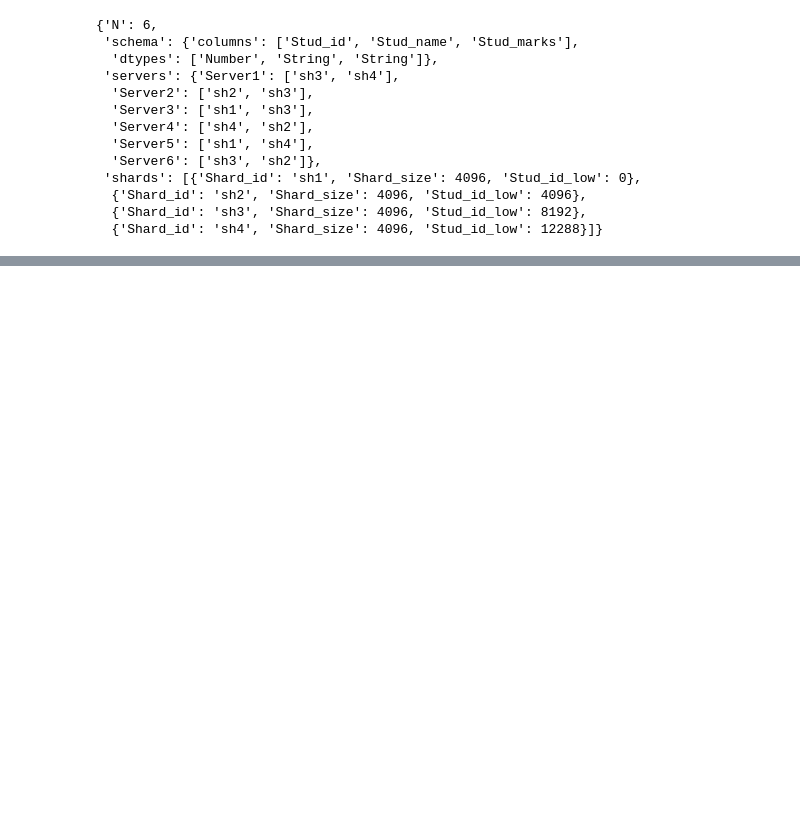
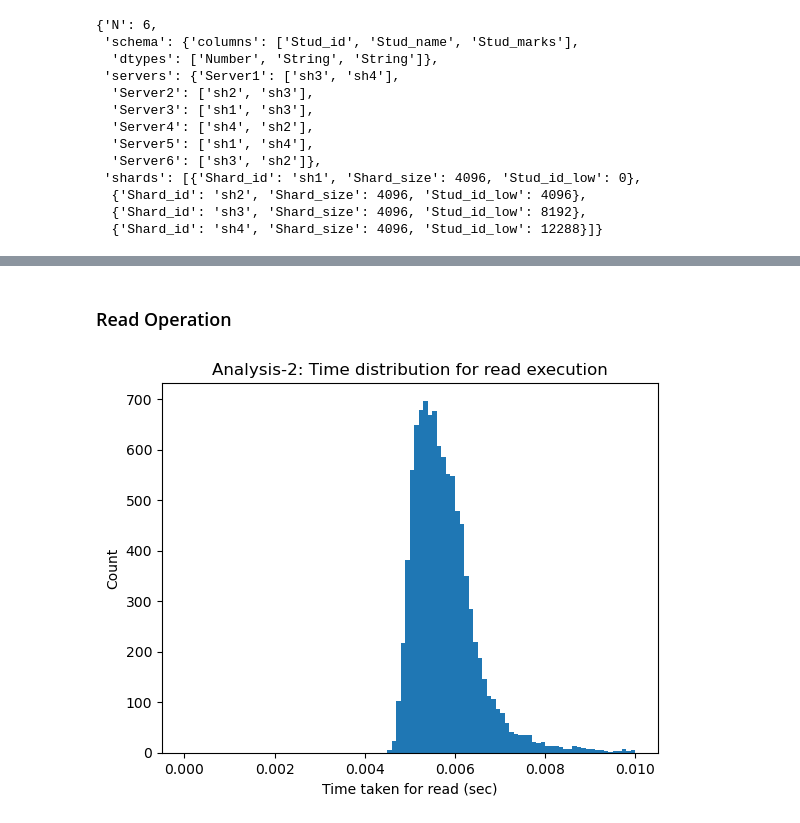
Before and after one commit to Tirthankar-Halder/dsAssignment, a Jupyter notebook: taskAna.ipynb, the cells around one changed output, grey strips where cells are left out. Saved outputs shown, nothing was run; the diff lists cells and outputs as text; code cells hidden in the pictures; blank space fills up the shorter version.

```diff
--- a/taskAna.ipynb
+++ b/taskAna.ipynb
@@ -179,0 +284,30 @@ Payload_Json = {
+# %% [markdown]
+### Read Operation
+# %%
+# total_start_time=time.time()
+# with concurrent.futures.ThreadPoolExecutor(max_workers=20) as executor:
+#     read_tasks=[executor.submit(readRequest) for _ in range(num_requests)]
+#     concurrent.futures.wait(read_tasks)
+
+# print(f"Total time taken: {time.time() - total_start_time} secs")
+read_time = []
+
+for _ in range(num_requests):
+    url = "http://10.171.9.221:5000/read"
+    low =  random.randint(0,16383)
+    read_Json = {"Stud_id" : {"low":low,"high":low+10}}
+    start = time.time()
+    requestRes = requests.post(url,json=read_Json)
+    # print(str(requestRes))
+    read_time.append(time.time() - start)
+    if requestRes.status_code != 200:
+        print(f"Error {requestRes.status_code} in Read")
+# %%
+plt.hist(read_time, 100, (0,.01))
+plt.xlabel("Time taken for read (sec)")
+plt.ylabel("Count")
+plt.title("Analysis-2: Time distribution for read execution")
+plt.savefig("./results/Assign2_A2_Read.jpg")
+plt.show()
+# %% [output]
+[figure, added]
```
Also changed, not shown: parts of 40 cells of this notebook, 7 other files.
